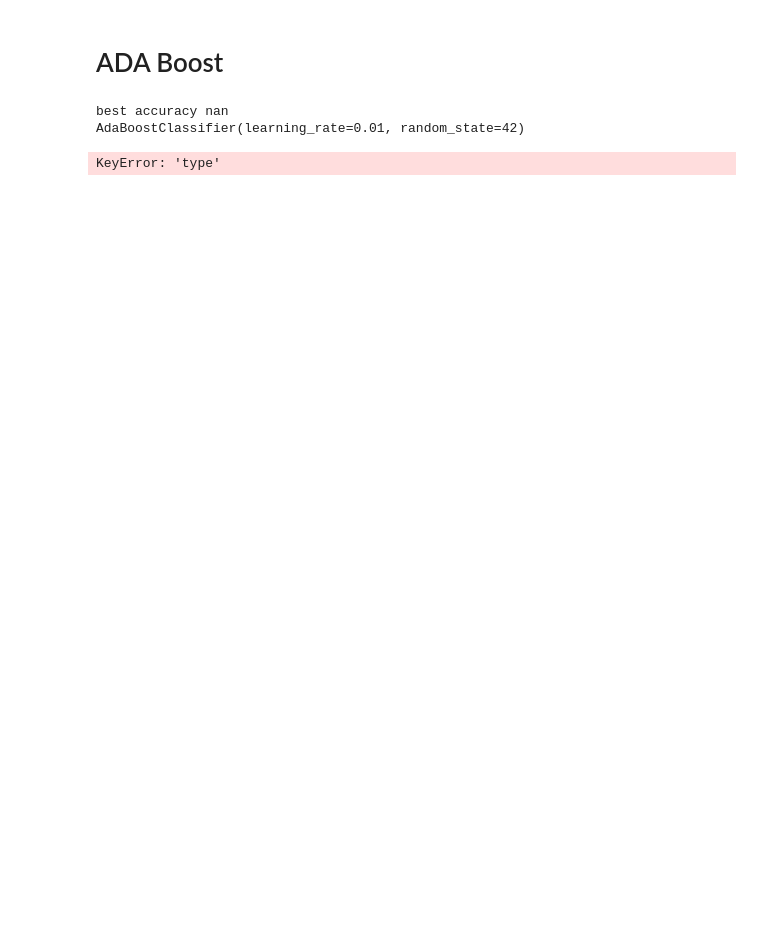
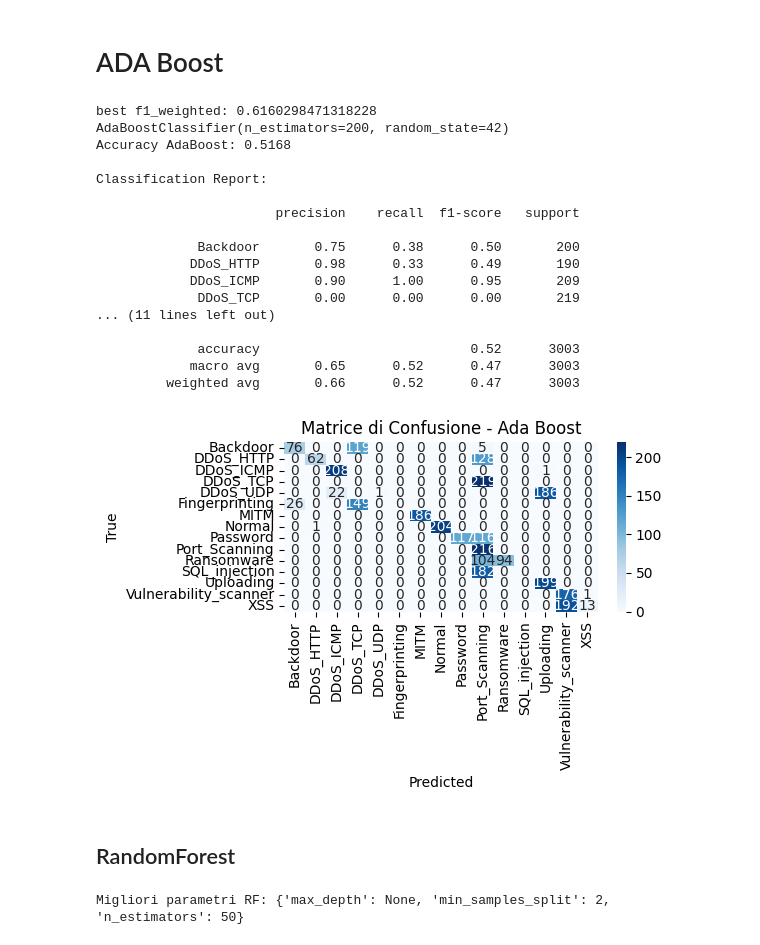
Before and after one commit to andreaire/EsameML, a Jupyter notebook: test.ipynb, the cells around one changed output. Saved outputs shown, nothing was run; the diff lists cells and outputs as text; code cells hidden in the pictures; blank space fills up the shorter version.

```diff
--- a/test.ipynb
+++ b/test.ipynb
@@ -116,40 +174,85 @@ param_grid = {
     'n_estimators': [50, 100, 200],
     'learning_rate': [0.01, 0.1, 1.0]
 }
 
-ada_search = GridSearchCV(AdaBoostClassifier(random_state=42), param_grid, cv=5, scoring='f1',n_jobs=-1)
-ada_search.fit(X_train, y_train,sample_weight=sample_weights)
+ada_search = GridSearchCV(AdaBoostClassifier(random_state=42), param_grid, cv=5, scoring='f1_weighted', n_jobs=-1)
+ada_search.fit(X_train, y_train, sample_weight=sample_weights)
 
 
 
-print("best accuracy",ada_search.best_score_)
+print("best f1_weighted:", ada_search.best_score_)
 print(ada_search.best_estimator_)
 
 
 best_ada = ada_search.best_params_
 
-ada = AdaBoostClassifier(**best_ada)
+ada = AdaBoostClassifier(**best_ada, random_state=42)
 ada.fit(X_train, y_train, sample_weight=sample_weights)
 
 # Predict continuous values
 y_pred_ada = ada.predict(X_test)
 
+# Accuracy
+acc_ada = accuracy_score(y_test, y_pred_ada)
+print(f"Accuracy AdaBoost: {acc_ada:.4f}")
+
+# Classification report
+print("\nClassification Report:\n")
+print(classification_report(y_test, y_pred_ada, target_names=le_target.classes_))
+
 #matrice di confusione
 cm_ada = confusion_matrix(y_test, y_pred_ada)
 
-# Use unique values for labels
-labels = sorted(df['Attack_type'].unique())
+# Use original class names from LabelEncoder
+labels = le_target.classes_
 
 plt.figure(figsize=(6, 4))
 sns.heatmap(cm_ada, annot=True, fmt='d', cmap='Blues',
             xticklabels=labels,
             yticklabels=labels)
 
 plt.xlabel('Predicted')
 plt.ylabel('True')
-plt.title('Matrice di Confusione - ada boost')
+plt.title('Matrice di Confusione - Ada Boost')
+plt.tight_layout()
 plt.show()
 # %% [output]
-best accuracy nan
-AdaBoostClassifier(learning_rate=0.01, random_state=42)
+best f1_weighted: 0.6160298471318228
+AdaBoostClassifier(n_estimators=200, random_state=42)
+Accuracy AdaBoost: 0.5168
+
+Classification Report:
+
+                       precision    recall  f1-score   support
+
+             Backdoor       0.75      0.38      0.50       200
+            DDoS_HTTP       0.98      0.33      0.49       190
+            DDoS_ICMP       0.90      1.00      0.95       209
+             DDoS_TCP       0.00      0.00      0.00       219
+... (11 lines left out)
+
+             accuracy                           0.52      3003
+            macro avg       0.65      0.52      0.47      3003
+         weighted avg       0.66      0.52      0.47      3003
-KeyError: 'type'
+[figure, added]
+# %% [markdown]
+## RandomForest
+# %%
+
+
+# Definizione del modello e dei parametri da testare
+rf = RandomForestClassifier(class_weight='balanced',random_state=42)
+param_grid_rf = {
+    'n_estimators': [50, 100, 200],
+    'max_depth': [None, 5, 10, 20],
+    'min_samples_split': [2, 5, 10]
+}
+
+# Ricerca della migliore combinazione
+grid_rf = GridSearchCV(rf, param_grid_rf, cv=5, scoring='accuracy')
+grid_rf.fit(X_train, y_train)
+
+best_rf = grid_rf.best_estimator_
+print(f"Migliori parametri RF: {grid_rf.best_params_}")
+# %% [output]
+Migliori parametri RF: {'max_depth': None, 'min_samples_split': 2, 'n_estimators': 50}
```
Also changed, not shown: parts of 5 cells of this notebook.
